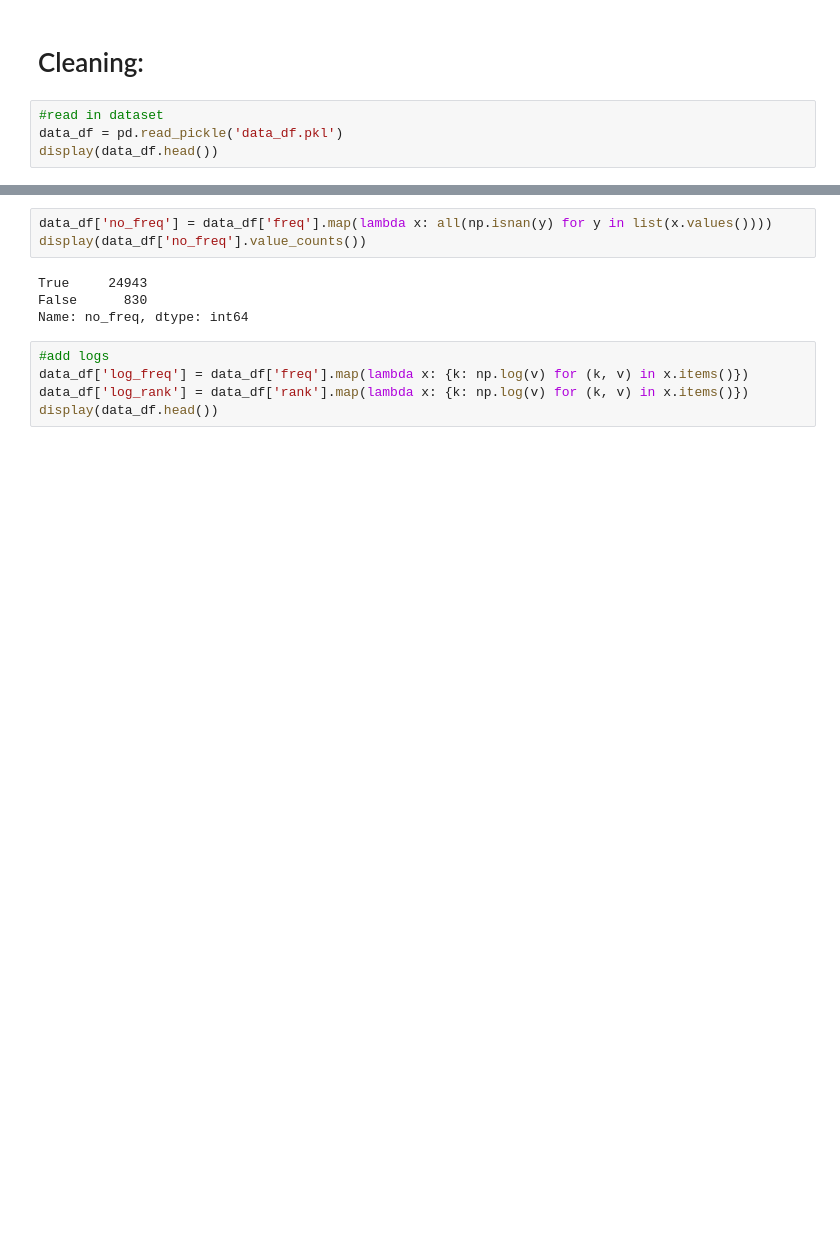
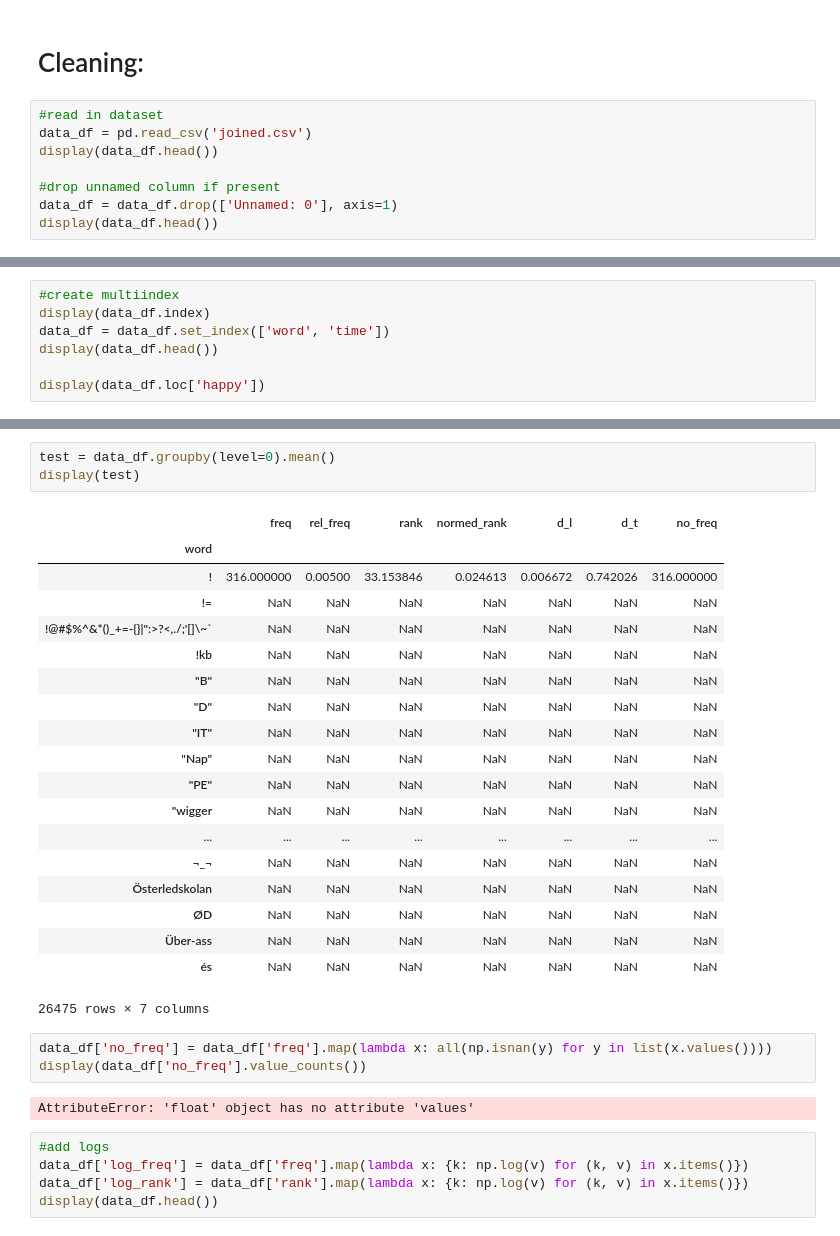
Before and after one commit to bengittelson/Thesis, a Jupyter notebook: analysis.ipynb, the cells around one changed output, grey strips where cells are left out. Drawn from its saved outputs; the diff is of its cells as text; blank space fills up the shorter version.

Commit message:
version of analysis notebook with multiindex

```diff
--- a/analysis.ipynb
+++ b/analysis.ipynb
@@ -10,6 +10,10 @@ import matplotlib.pyplot as plt
 # Cleaning:
 # %%
 #read in dataset
-data_df = pd.read_pickle('data_df.pkl')
+data_df = pd.read_csv('joined.csv')
 display(data_df.head())
+
+#drop unnamed column if present
+data_df = data_df.drop(['Unnamed: 0'], axis=1)
+display(data_df.head())
 # %% [output]
@@ -21,0 +32,7 @@ display(data_df.head())
+# %%
+#create multiindex
+display(data_df.index)
+data_df = data_df.set_index(['word', 'time'])
+display(data_df.head())
+
+display(data_df.loc['happy'])
@@ -22,10 +63,31 @@ display(data_df.head())
+# %%
+test = data_df.groupby(level=0).mean()
+display(test)
+# %% [output]
+|  | freq | rel_freq | rank | normed_rank | d_l | d_t | no_freq |
+| word |  |  |  |  |  |  |  |
+| ! | 316.000000 | 0.00500 | 33.153846 | 0.024613 | 0.006672 | 0.742026 | 316.000000 |
+| != | NaN | NaN | NaN | NaN | NaN | NaN | NaN |
+| !@#$%^&*()_+=-{}|":>?<,./;'[]\~` | NaN | NaN | NaN | NaN | NaN | NaN | NaN |
+| !kb | NaN | NaN | NaN | NaN | NaN | NaN | NaN |
+| "B" | NaN | NaN | NaN | NaN | NaN | NaN | NaN |
+| "D" | NaN | NaN | NaN | NaN | NaN | NaN | NaN |
+| "IT" | NaN | NaN | NaN | NaN | NaN | NaN | NaN |
+| "Nap" | NaN | NaN | NaN | NaN | NaN | NaN | NaN |
+| "PE" | NaN | NaN | NaN | NaN | NaN | NaN | NaN |
+| "wigger | NaN | NaN | NaN | NaN | NaN | NaN | NaN |
+| ... | ... | ... | ... | ... | ... | ... | ... |
+| ¬_¬ | NaN | NaN | NaN | NaN | NaN | NaN | NaN |
+| Österledskolan | NaN | NaN | NaN | NaN | NaN | NaN | NaN |
+| ØD | NaN | NaN | NaN | NaN | NaN | NaN | NaN |
+| Über-ass | NaN | NaN | NaN | NaN | NaN | NaN | NaN |
+| és | NaN | NaN | NaN | NaN | NaN | NaN | NaN |
+26475 rows × 7 columns
 # %%
 data_df['no_freq'] = data_df['freq'].map(lambda x: all(np.isnan(y) for y in list(x.values())))
 display(data_df['no_freq'].value_counts())
 # %% [output]
-True     24943
-False      830
-Name: no_freq, dtype: int64
+AttributeError: 'float' object has no attribute 'values'
 # %%
 #add logs
 data_df['log_freq'] = data_df['freq'].map(lambda x: {k: np.log(v) for (k, v) in x.items()})
```
Also changed, not shown: parts of 3 cells of this notebook.
